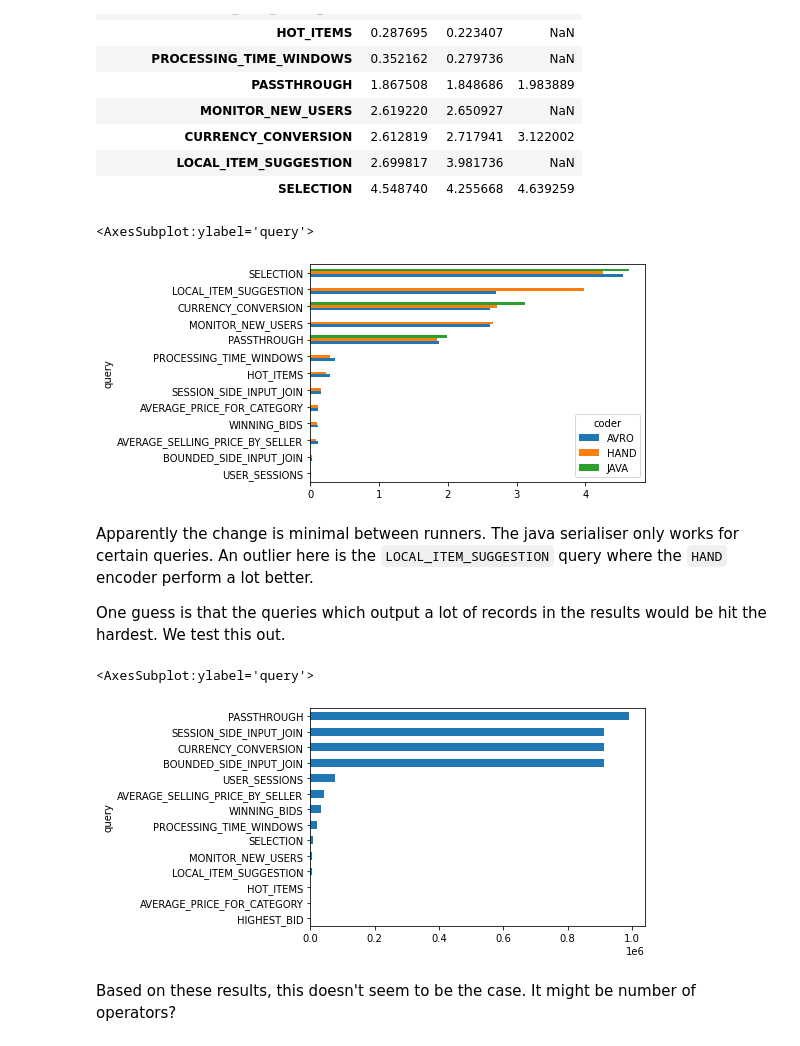
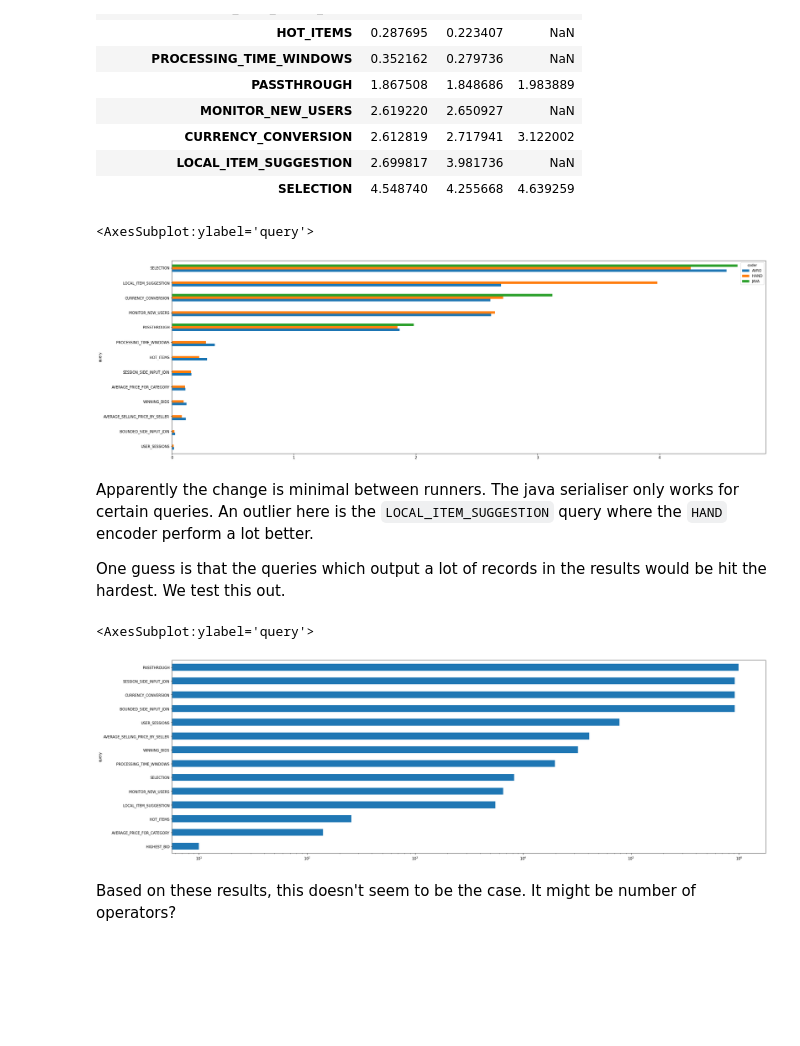
Before and after one commit to rHermes/thesis-beam-nexmark-benchmarks, a Jupyter notebook: process/explore.ipynb, the cells around one changed output. Cells and saved outputs as stored; diff of their text form; code cells hidden in the pictures; blank space fills up the shorter version.

```diff
--- a/process/explore.ipynb
+++ b/process/explore.ipynb
@@ -95,10 +95,10 @@ jep
 | LOCAL_ITEM_SUGGESTION | 2.699817 | 3.981736 | NaN |
 | SELECTION | 4.548740 | 4.255668 | 4.639259 |
 # %%
-jep[(jep.isna() | (jep > 0)).all(axis=1)].plot(kind="barh")
+jep[(jep.isna() | (jep > 0)).all(axis=1)].plot(kind="barh", figsize=(30,10))
 # %% [output]
 <AxesSubplot:ylabel='query'>
-[figure, old version]
+[figure, new version]
 # %% [markdown]
 Apparently the change is minimal between runners. The java serialiser only works
 for certain queries. An outlier here is the `LOCAL_ITEM_SUGGESTION` query
@@ -109,10 +109,10 @@ be hit the hardest. We test this out.
 # %%
 results = df["num_results"].groupby("query").mean()
 # %%
-results.sort_values().plot(kind="barh")
+results.sort_values().plot(kind="barh", figsize=(30,10), logx=True)
 # %% [output]
 <AxesSubplot:ylabel='query'>
-[figure, old version]
+[figure, new version]
 # %% [markdown]
 Based on these results, this doesn't seem to be the case. It might be number of operators?
 # %% [markdown]
```
Also changed, not shown: parts of 1 cell of this notebook, 2 other files.
